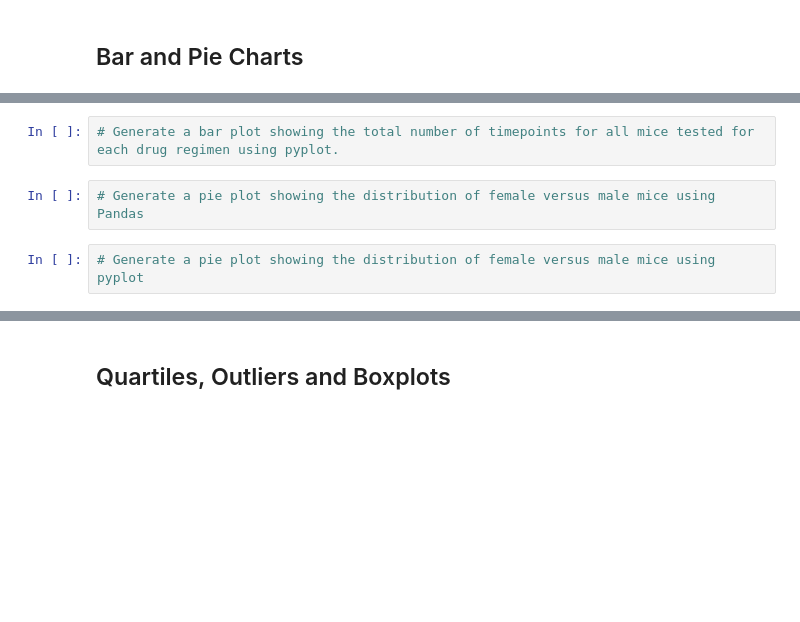
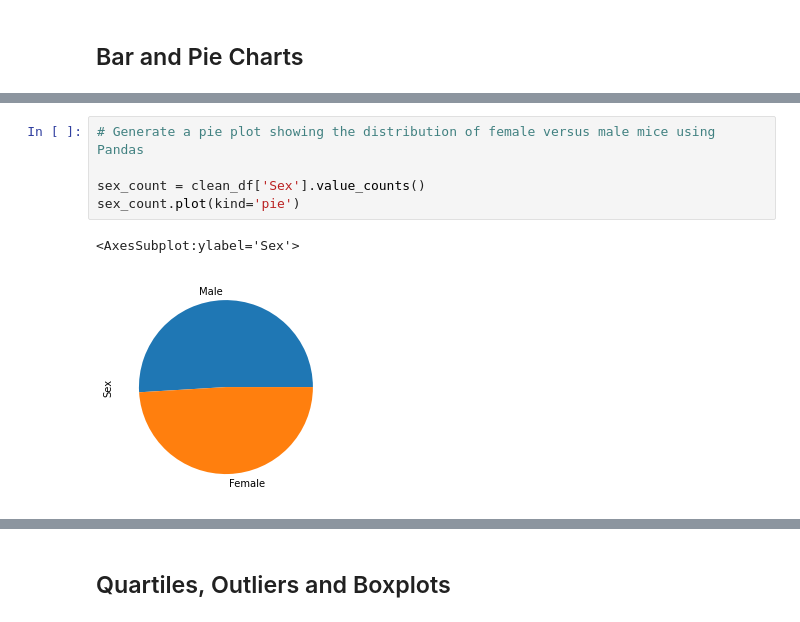
Before and after one commit to klew1230/matplotlib-challenge, a Jupyter notebook: Pymaceuticals/pymaceuticals_starter.ipynb, the cells around one changed output, grey strips where cells are left out. Drawn from its saved outputs; the diff is of its cells as text; blank space fills up the shorter version.

```diff
--- a/Pymaceuticals/pymaceuticals_starter.ipynb
+++ b/Pymaceuticals/pymaceuticals_starter.ipynb
@@ -188,6 +209,8 @@ agg_prob
-# %%
-# Generate a bar plot showing the total number of timepoints for all mice tested for each drug regimen using pyplot.
 # %%
 # Generate a pie plot showing the distribution of female versus male mice using Pandas
+
+sex_count = clean_df['Sex'].value_counts()
+sex_count.plot(kind='pie')
+# %% [output]
+<AxesSubplot:ylabel='Sex'>
+[figure, added]
-# %%
-# Generate a pie plot showing the distribution of female versus male mice using pyplot
```
Also changed, not shown: parts of 6 cells of this notebook.
